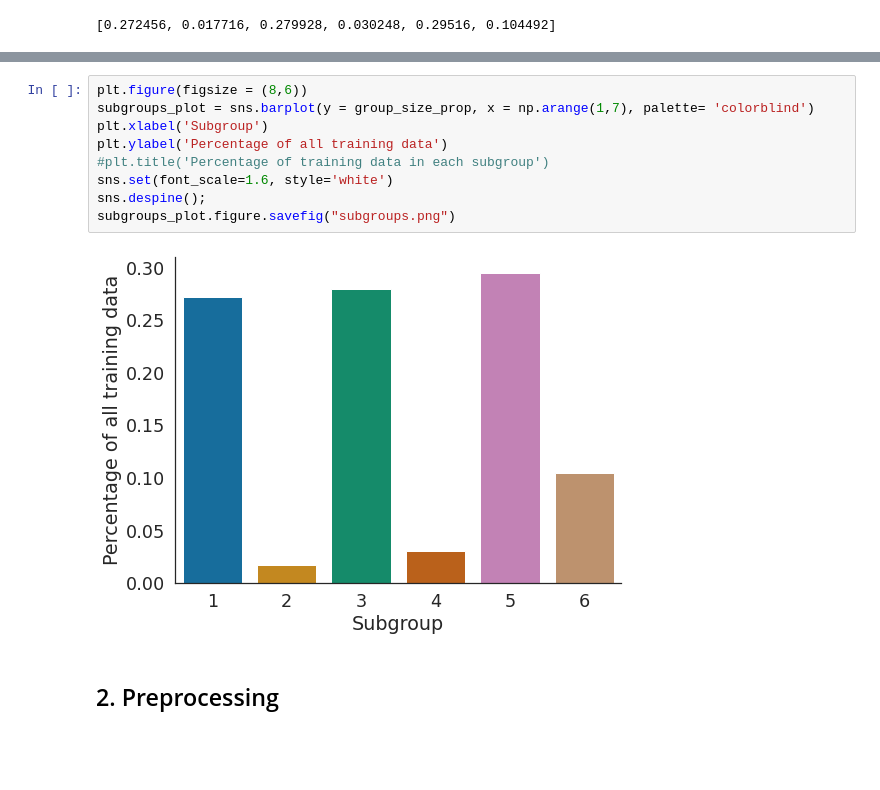
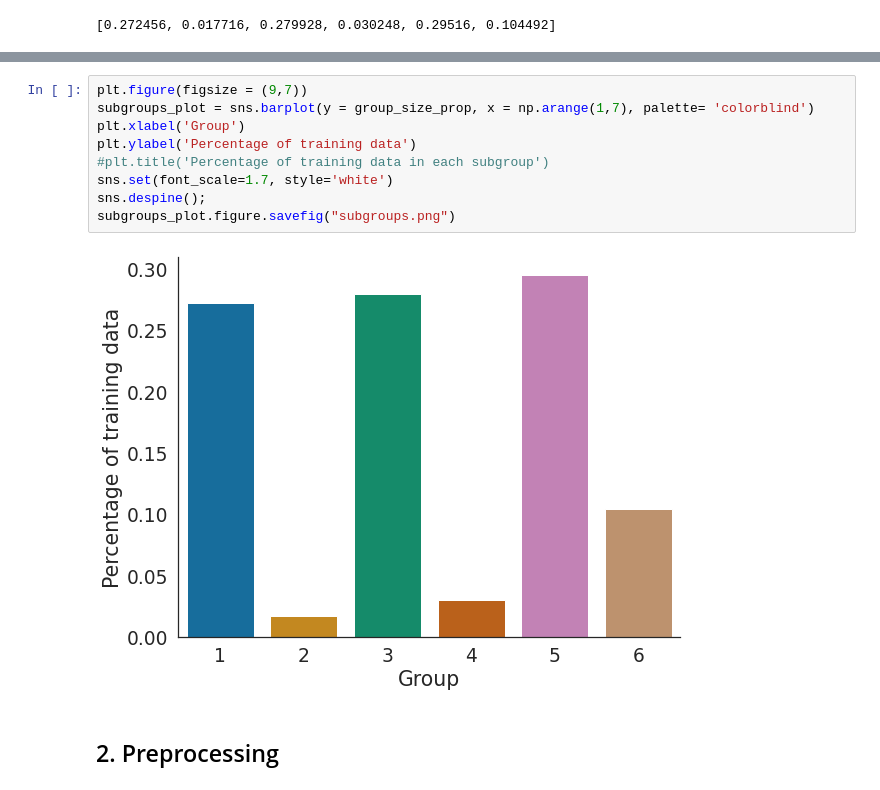
Before and after one commit to xavoliva6/ml-higgs-boson, a Jupyter notebook: project1/scripts/exploratory_data_analysis.ipynb, the cells around one changed output, grey strips where cells are left out. Saved outputs shown, nothing was run; the diff lists cells and outputs as text; blank space fills up the shorter version.

Commit message:
updated data exploration

```diff
--- a/project1/scripts/exploratory_data_analysis.ipynb
+++ b/project1/scripts/exploratory_data_analysis.ipynb
@@ -155,14 +167,14 @@ group_size_prop
 # %%
-plt.figure(figsize = (8,6))
+plt.figure(figsize = (9,7))
 subgroups_plot = sns.barplot(y = group_size_prop, x = np.arange(1,7), palette= 'colorblind')
-plt.xlabel('Subgroup')
-plt.ylabel('Percentage of all training data')
+plt.xlabel('Group')
+plt.ylabel('Percentage of training data')
 #plt.title('Percentage of training data in each subgroup')
-sns.set(font_scale=1.6, style='white')
+sns.set(font_scale=1.7, style='white')
 sns.despine();
 subgroups_plot.figure.savefig("subgroups.png")
 # %% [output]
-[figure, old version]
+[figure, new version]
 # %% [markdown]
 ## 2. Preprocessing
 # %%
```
Also changed, not shown: parts of 4 cells of this notebook, 4 other files.
